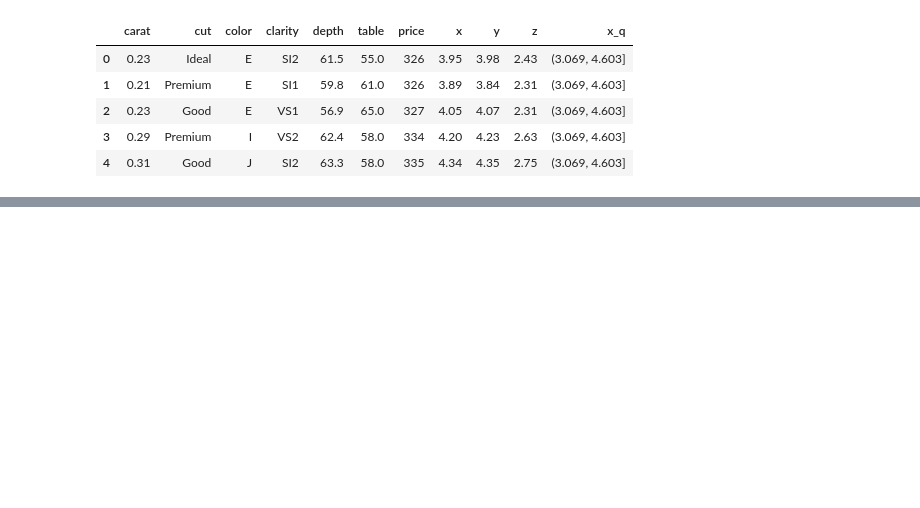
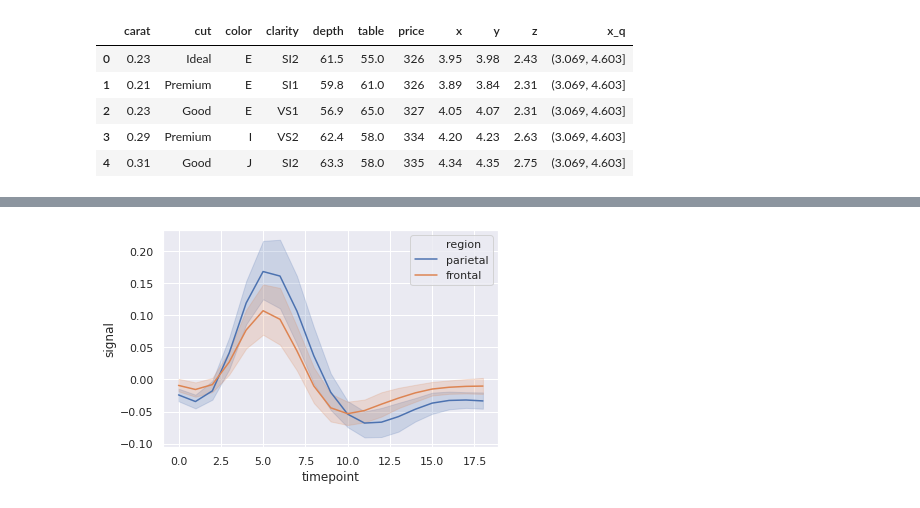
Before and after one commit to swami-gait/Foundations_of_datascience, a Jupyter notebook: FDS_WK12_DataViz.ipynb, the cells around one changed output, grey strips where cells are left out. Drawn from its saved outputs; the diff is of its cells as text; code cells hidden in the pictures; blank space fills up the shorter version.

```diff
--- a/FDS_WK12_DataViz.ipynb
+++ b/FDS_WK12_DataViz.ipynb
@@ -546,0 +564,4 @@ sns.barplot('x_q','price',data=d.sample(1000));
+# %%
+sns.lineplot('timepoint','signal',data=f,hue='region');
+# %% [output]
+[figure, added]
```
Also changed, not shown: parts of 44 cells of this notebook.
